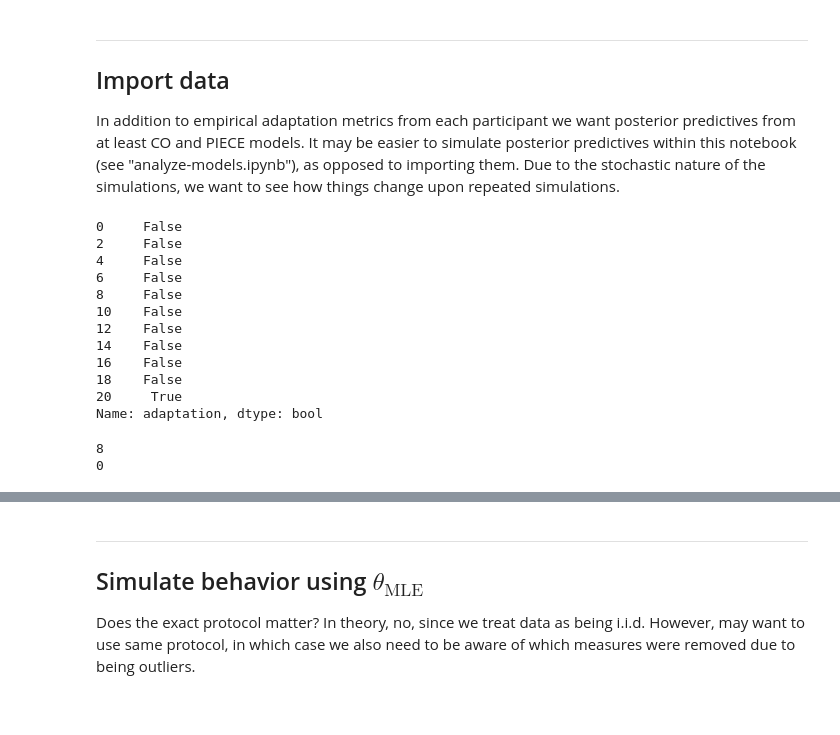
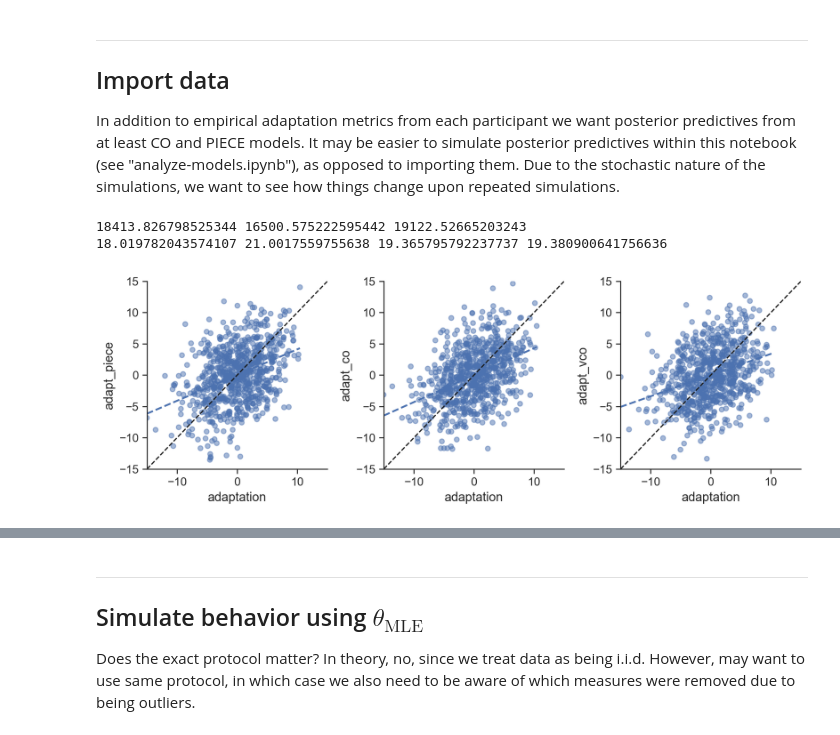
Before and after one commit to ccmlab-ubc/pertdetect-adapt, a Jupyter notebook: modeling/postpred-analysis.ipynb, the cells around one changed output, grey strips where cells are left out. Drawn from its saved outputs; the diff is of its cells as text; code cells hidden in the pictures.

Commit message:
more analyses/visualizations

```diff
--- a/modeling/postpred-analysis.ipynb
+++ b/modeling/postpred-analysis.ipynb
@@ -56,10 +56,23 @@ sample_subj = df_behav.loc[(df_behav["SN"] == subj_id) & (df_behav["session"] ==
 sigma_motor = sample_subj.loc[0, "sigma_motor_adapt"]
 
 # Pull out best-fit adaptation params for chosen subject:
+vco_mles = fits_adapt.loc[fits_adapt["model"] == "vco", ["C", "B", "sigma_v", "b"]]
 co_mles = fits_adapt.loc[fits_adapt["model"] == "co", ["C", "B", "sigma_comb", "b"]]
 piece_mles = fits_adapt.loc[fits_adapt["model"] == "piece", ["alpha", "beta", "sigma_p", "sigma_pert", "b"]]
 # %%
 # Simulate adaptation with best-fit parameters
+# VCO model
+xhat_vco = vco_simulate_adapt(
+    df=sample_subj,
+    C=vco_mles["C"].values[0],
+    B=vco_mles["B"].values[0],
+    sigma_v=vco_mles["sigma_v"].values[0],
+    b=vco_mles["b"].values[0],
+)
+# Need to match number of simulated adapt measures without importing last bsl trial
+xhat_vco = np.insert(xhat_vco, 0, np.random.normal(loc=vco_mles["b"].values[0], scale=sigma_motor))
+adapt_vco = xhat_vco[2::2] - xhat_vco[0:-1:2]
+
 
 # CO model
 xhat_co = co_simulate_adapt(
@@ -74,6 +87,7 @@ xhat_co = co_simulate_adapt(
 xhat_co = np.insert(xhat_co, 0, np.random.normal(loc=co_mles["b"].values[0], scale=sigma_motor))
 adapt_co = xhat_co[2::2] - xhat_co[0:-1:2]
 
+
 # PIECE model
 xhat_piece = piece_simulate_adapt(
     df=sample_subj,
@@ -113,21 +156,41 @@ df_plot = pd.DataFrame({
 # %%
-idx[0:11]
+# Plotting scatterplots of simulated adaptation against real data. There are some
+# outliers in real data, but it's okay because scatter is smart enough to skip over
+# data pairings where one or more values is missing.
+low, high = -15, 15
+fig, (ax1, ax2, ax3) = plt.subplots(1, 3, figsize=(10, 3.5))
+sns.despine()
+# sns.scatterplot(data=df_plot, x="adaptation", y="adapt_piece", hue="saturated_zone",
+#                 alpha=0.5, ax=ax1, legend=False)
+sns.regplot(data=df_plot, x="adaptation", y="adapt_piece", ci=None, ax=ax1, scatter_kws={"alpha":0.5},
+            line_kws={"linestyle":"--"})
+ax1.plot([low, high], [low, high], linestyle="--", color="k")
+ax1.set(xlim=[low, high], ylim=[low, high])
+
+# sns.scatterplot(data=df_plot, x="adaptation", y="adapt_co", hue="saturated_zone",
+#                 alpha=0.5, ax=ax2, legend=False)
+sns.regplot(data=df_plot, x="adaptation", y="adapt_co", ci=None, ax=ax2, scatter_kws={"alpha":0.5},
+            line_kws={"linestyle":"--"})
+ax2.plot([-15, 15], [-15, 15], linestyle="--", color="k")
+ax2.set(xlim=[low, high], ylim=[low, high])
+
+sns.regplot(data=df_plot, x="adaptation", y="adapt_vco", ci=None, ax=ax3, scatter_kws={"alpha":0.5},
+            line_kws={"linestyle":"--"})
+ax3.plot([-15, 15], [-15, 15], linestyle="--", color="k")
+ax3.set(xlim=[low, high], ylim=[low, high])
+plt.tight_layout()
+
+sse_piece = ((df_plot["adaptation"] - df_plot["adapt_piece"])**2).sum()
+sse_co = ((df_plot["adaptation"] - df_plot["adapt_co"])**2).sum()
+sse_vco = ((df_plot["adaptation"] - df_plot["adapt_vco"])**2).sum()
+print(sse_piece, sse_co, sse_vco)
+
+var_behav = df_plot["adaptation"].var()
+var_piece = df_plot["adapt_piece"].var()
+var_co = df_plot["adapt_co"].var()
+var_vco = df_plot["adapt_vco"].var()
+print(var_behav, var_piece, var_co, var_vco)
 # %% [output]
-0     False
-2     False
-4     False
-6     False
-8     False
-10    False
-12    False
-14    False
-16    False
-18    False
-20     True
-Name: adaptation, dtype: bool
+18413.826798525344 16500.575222595442 19122.52665203243
+18.019782043574107 21.0017559755638 19.365795792237737 19.380900641756636
+[figure, added]
-# %%
-print(df_plot["adaptation"].isna().sum())
-print(df_plot["adapt_co"].isna().sum())
-# %% [output]
-8
-0
```
Also changed, not shown: parts of 2 cells of this notebook, 1 other file.
